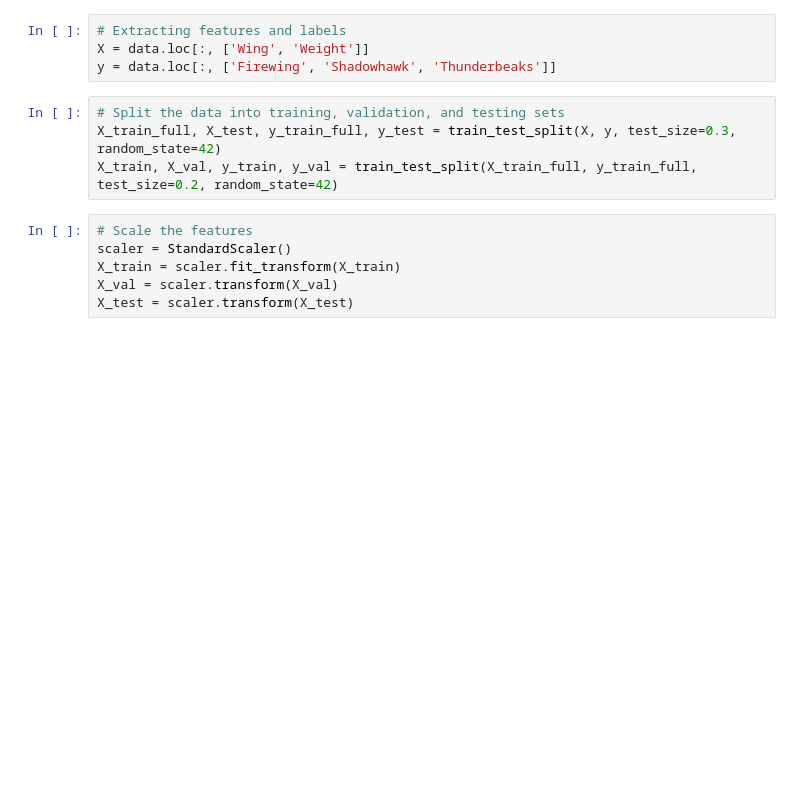
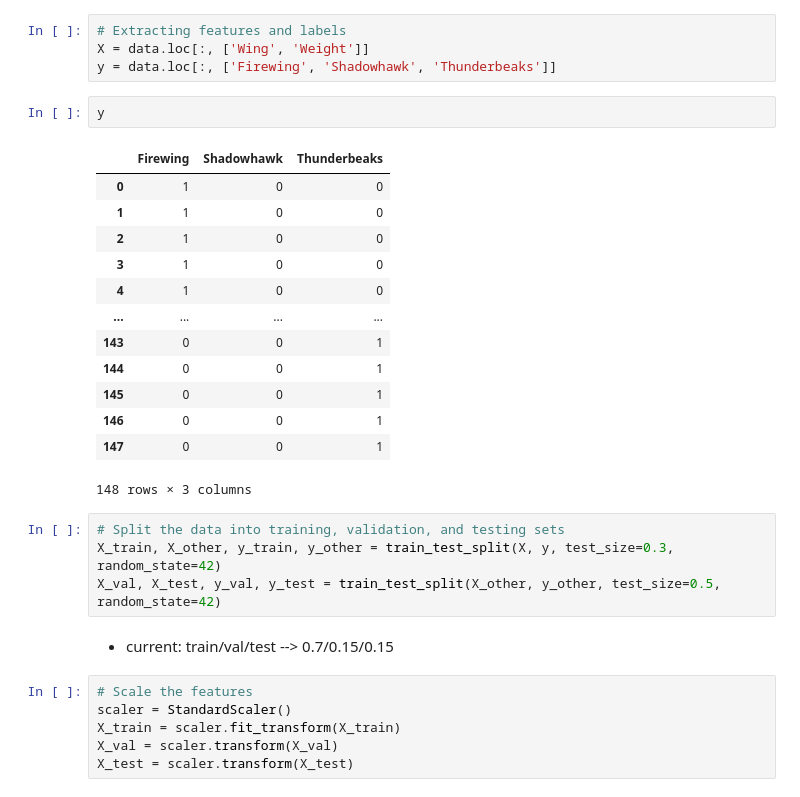
Before and after one commit to skills-cogrammar/C7-Lecture-Backpack, a Jupyter notebook: 3 - Data Science (DS)/Week 14/7 - Sunday/Tutorial/Demo_Planning_Neural_Networks_Birds_Classification.ipynb, the cells around one changed output. Cells and saved outputs as stored; diff of their text form; blank space fills up the shorter version.

```diff
--- a/3 - Data Science (DS)/Week 14/7 - Sunday/Tutorial/Demo_Planning_Neural_Networks_Birds_Classification.ipynb
+++ b/3 - Data Science (DS)/Week 14/7 - Sunday/Tutorial/Demo_Planning_Neural_Networks_Birds_Classification.ipynb
@@ -57,10 +77,28 @@ data.tail()
 # Extracting features and labels
 X = data.loc[:, ['Wing', 'Weight']]
 y = data.loc[:, ['Firewing', 'Shadowhawk', 'Thunderbeaks']]
+# %%
+y
+# %% [output]
+|  | Firewing | Shadowhawk | Thunderbeaks |
+| 0 | 1 | 0 | 0 |
+| 1 | 1 | 0 | 0 |
+| 2 | 1 | 0 | 0 |
+| 3 | 1 | 0 | 0 |
+| 4 | 1 | 0 | 0 |
+| ... | ... | ... | ... |
+| 143 | 0 | 0 | 1 |
+| 144 | 0 | 0 | 1 |
+| 145 | 0 | 0 | 1 |
+| 146 | 0 | 0 | 1 |
+| 147 | 0 | 0 | 1 |
+148 rows × 3 columns
 # %%
 # Split the data into training, validation, and testing sets
-X_train_full, X_test, y_train_full, y_test = train_test_split(X, y, test_size=0.3, random_state=42)
-X_train, X_val, y_train, y_val = train_test_split(X_train_full, y_train_full, test_size=0.2, random_state=42)
+X_train, X_other, y_train, y_other = train_test_split(X, y, test_size=0.3, random_state=42)
+X_val, X_test, y_val, y_test = train_test_split(X_other, y_other, test_size=0.5, random_state=42)
+# %% [markdown]
+* current: train/val/test --> 0.7/0.15/0.15
 # %%
 # Scale the features
 scaler = StandardScaler()
```
Also changed, not shown: parts of 10 cells of this notebook, 23 other files.
